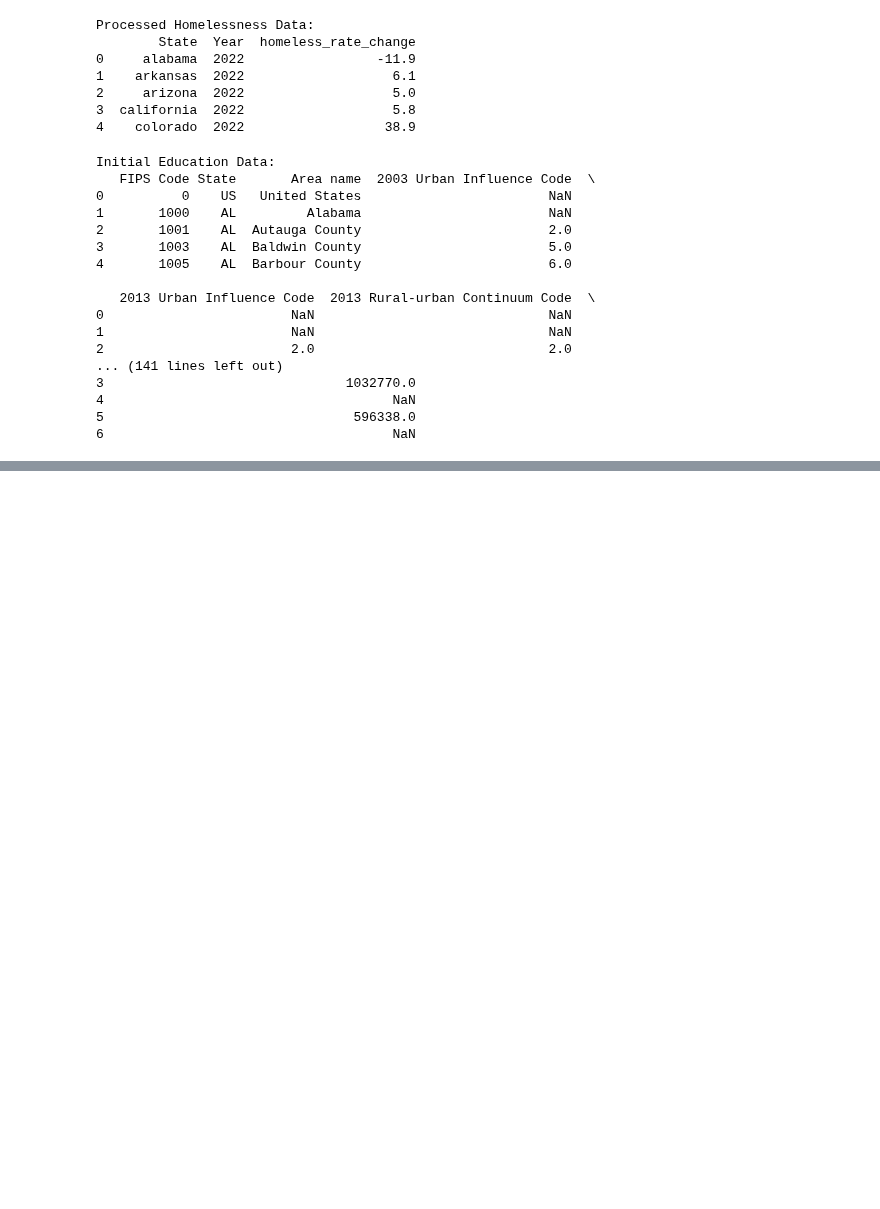
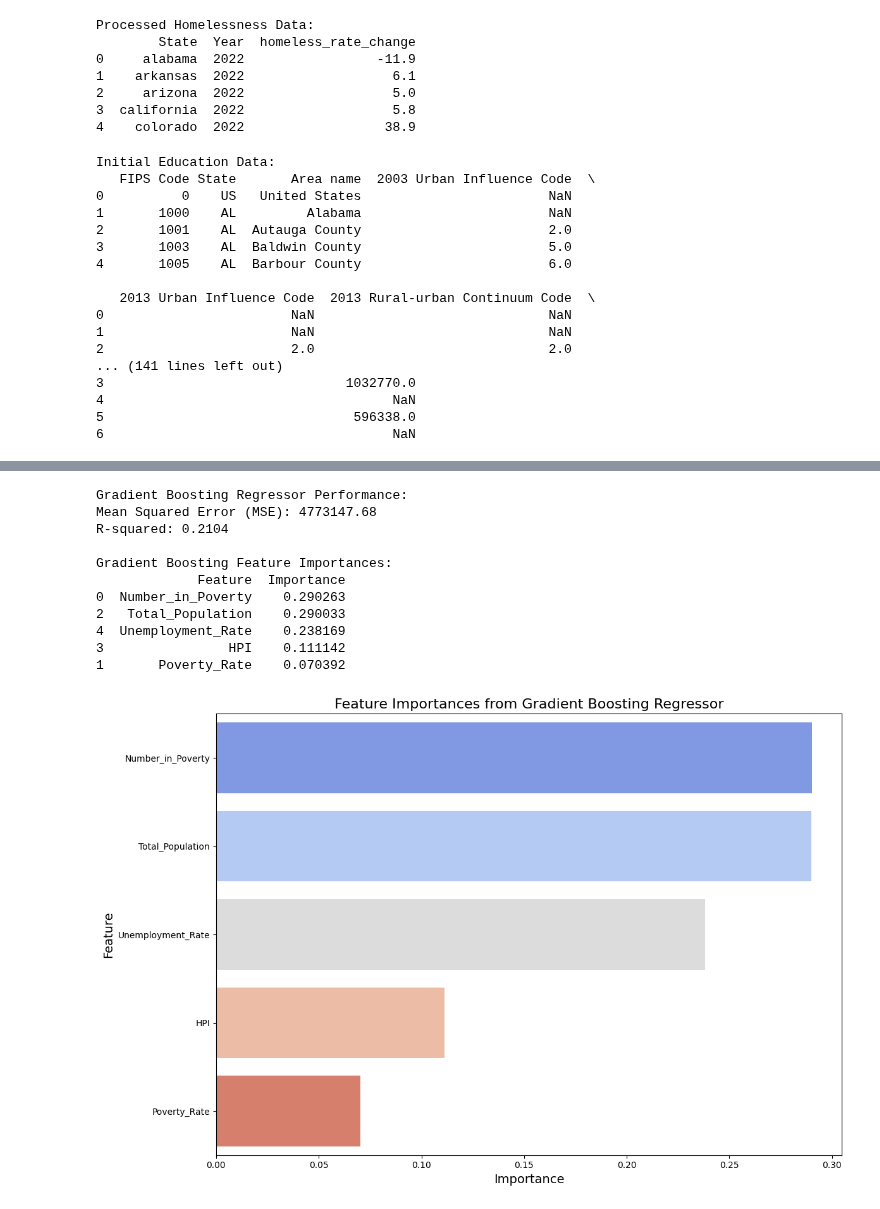
Before and after one commit to ryantangmj/ryantangmj.github.io, a Jupyter notebook: model_testing.ipynb, the cells around one changed output, grey strips where cells are left out. Cells and saved outputs as stored; diff of their text form; code cells hidden in the pictures; blank space fills up the shorter version.

```diff
--- a/model_testing.ipynb
+++ b/model_testing.ipynb
@@ -328,0 +837,62 @@ Initial Education Data:
+# %%
+# ==============================================
+# 19. Final Recommendations and Next Steps
+# ==============================================
+
+# Based on the performance metrics, consider further steps such as:
+# - Feature Engineering (creating interaction terms, polynomial features)
+# - Trying different models (e.g., Gradient Boosting, SVR, Neural Networks)
+# - Handling outliers and skewed target distributions
+# - Implementing feature selection techniques (e.g., Recursive Feature Elimination)
+
+# Example: Training Gradient Boosting Regressor
+from sklearn.ensemble import GradientBoostingRegressor
+
+# Initialize Gradient Boosting Regressor
+gb_model = GradientBoostingRegressor(n_estimators=100, learning_rate=0.1, random_state=42)
+
+# Train the model
+gb_model.fit(X_train, y_train)
+
+# Make predictions on the test set
+y_pred_gb = gb_model.predict(X_test)
+
+# Evaluate
+mse_gb = mean_squared_error(y_test, y_pred_gb)
+r2_gb = r2_score(y_test, y_pred_gb)
+
+print("\nGradient Boosting Regressor Performance:")
+print(f"Mean Squared Error (MSE): {mse_gb:.2f}")
+print(f"R-squared: {r2_gb:.4f}")
+
+# Feature Importances from Gradient Boosting
+importances_gb = gb_model.feature_importances_
+feature_importance_gb = pd.DataFrame({
+    'Feature': features,
+    'Importance': importances_gb
+}).sort_values(by='Importance', ascending=False)
+
+print("\nGradient Boosting Feature Importances:")
+print(feature_importance_gb)
+
+# Plot feature importances
+plt.figure(figsize=(12, 8))
+sns.barplot(data=feature_importance_gb, x='Importance', y='Feature', palette='coolwarm')
+plt.title('Feature Importances from Gradient Boosting Regressor', fontsize=16)
+plt.xlabel('Importance', fontsize=14)
+plt.ylabel('Feature', fontsize=14)
+plt.tight_layout()
+plt.show()
+# %% [output]
+Gradient Boosting Regressor Performance:
+Mean Squared Error (MSE): 4773147.68
+R-squared: 0.2104
+
+Gradient Boosting Feature Importances:
+             Feature  Importance
+0  Number_in_Poverty    0.290263
+2   Total_Population    0.290033
+4  Unemployment_Rate    0.238169
+3                HPI    0.111142
+1       Poverty_Rate    0.070392
+[figure, added]
```
Also changed, not shown: parts of 11 cells of this notebook, 1 other file.
